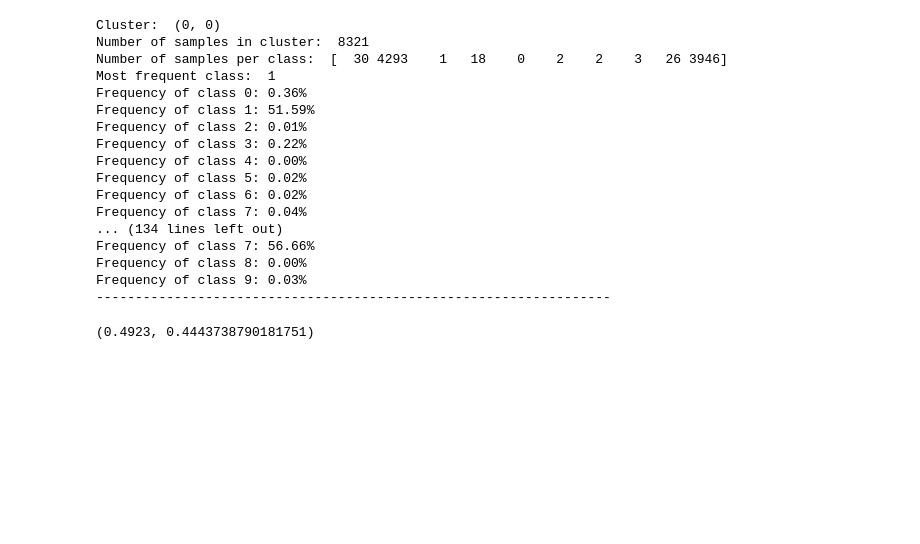
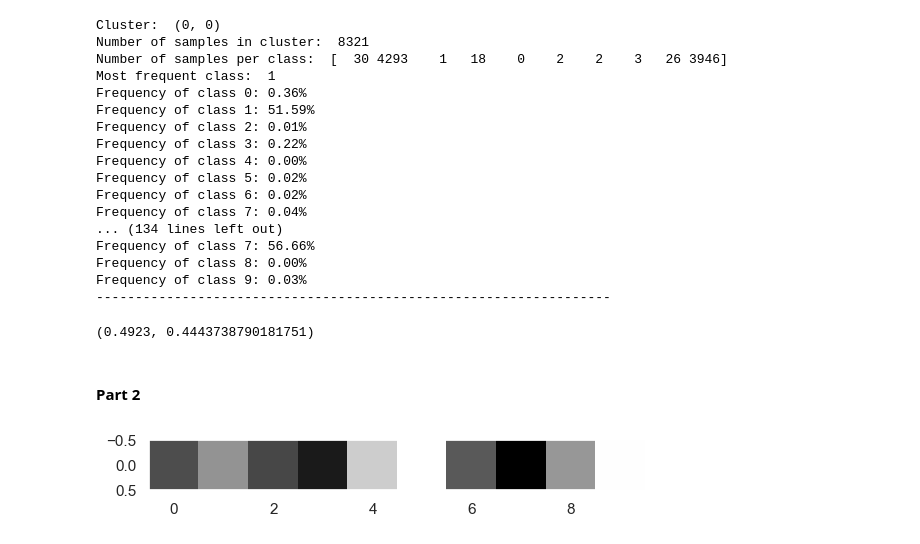
Before and after one commit to kianmajl/CIFAR10_Image_Classification, a Jupyter notebook: Codes/SOM.ipynb, the cells around one changed output. Saved outputs shown, nothing was run; the diff lists cells and outputs as text; code cells hidden in the pictures; blank space fills up the shorter version.

Commit message:
train part 2 of som

```diff
--- a/Codes/SOM.ipynb
+++ b/Codes/SOM.ipynb
@@ -413,3 +413,23 @@ Frequency of class 9: 0.03%
 print(som_p1.evaluate(test_loader))
 # %% [output]
 (0.4923, 0.4443738790181751)
+# %% [markdown]
+#### Part 2
+# %%
+mask = np.ones((1, 10, 512))
+nr = 3
+
+train_loader = torch.utils.data.DataLoader(
+    dataset=train_data, shuffle=True, batch_size=1
+)
+test_loader = torch.utils.data.DataLoader(
+    dataset=test_data, shuffle=False, batch_size=1
+)
+
+
+som_p2 = SOM(epochs=1, learning_rate=0.1, map_mask=mask, neighborhood_radius=nr)
+som_p2.train(train_loader)
+# %%
+som_p2.plot_som()
+# %% [output]
+[figure, added]
```
Also changed, not shown: parts of 3 cells of this notebook.
